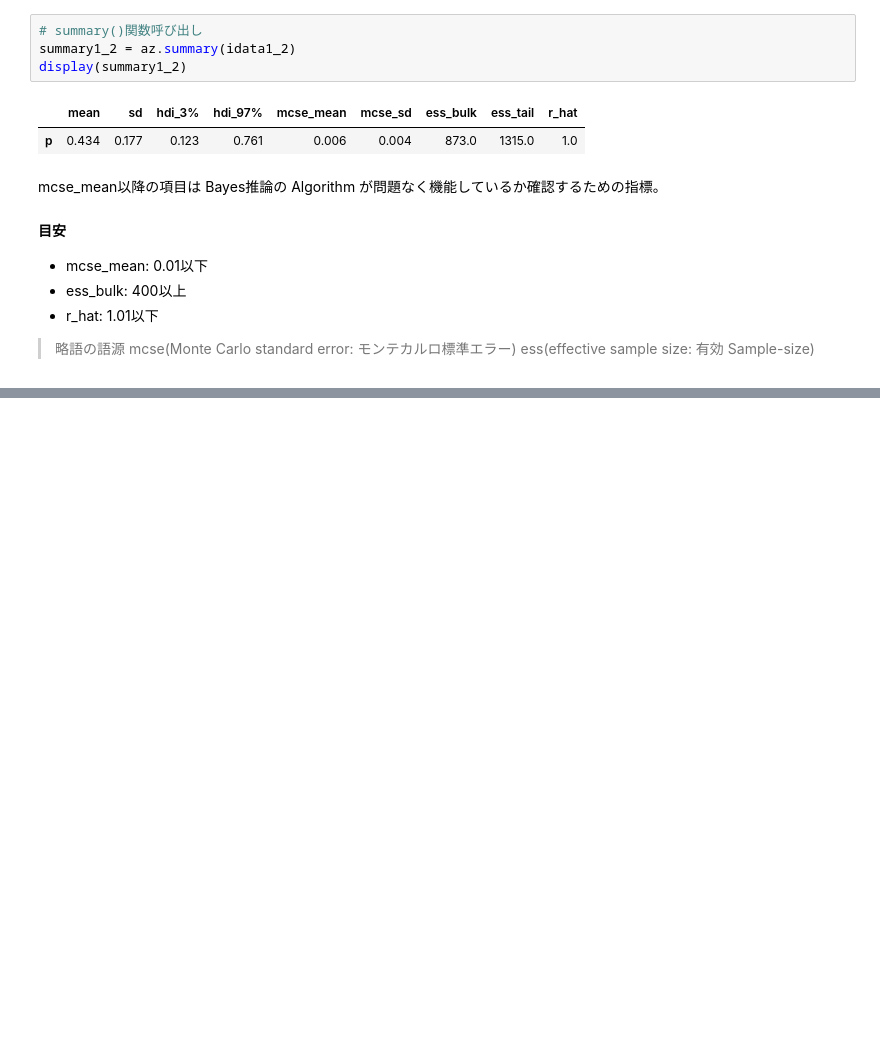
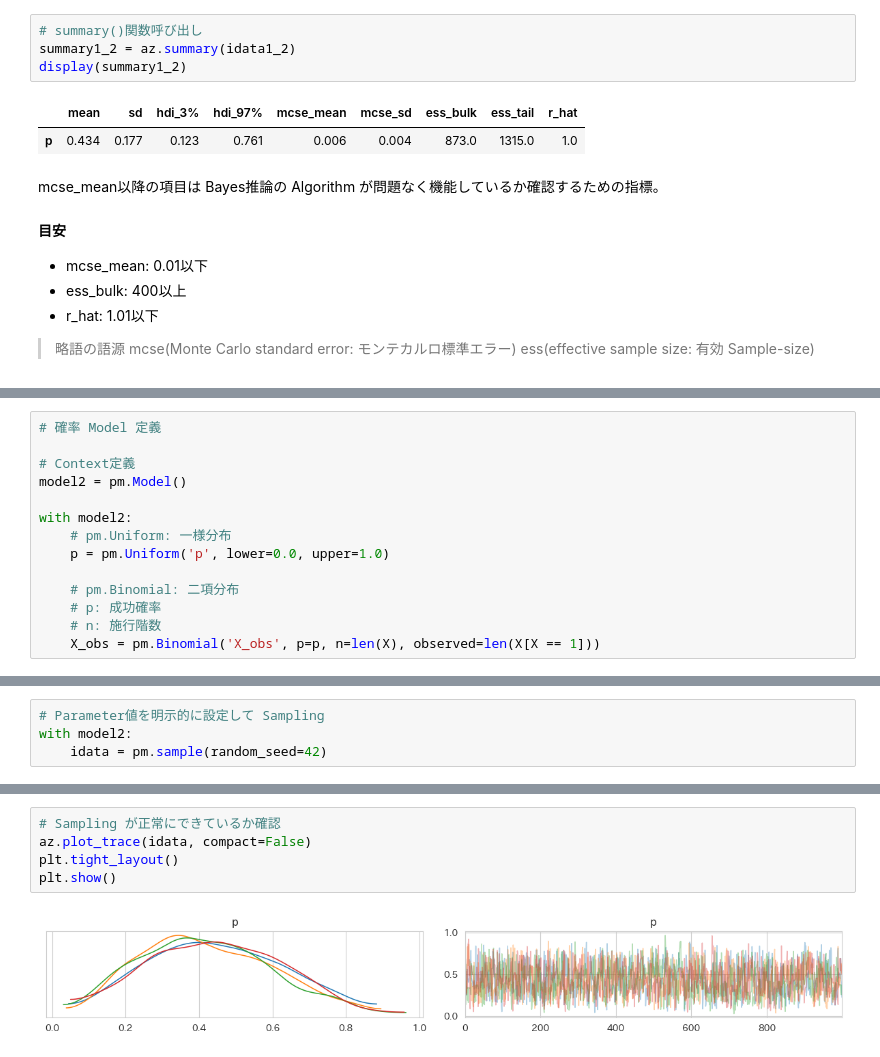
Before and after one commit to 1024xx4/py_bayes_intro, a Jupyter notebook: first_bayesian_interface_exercise.ipynb, the cells around one changed output, grey strips where cells are left out. Cells and saved outputs as stored; diff of their text form; blank space fills up the shorter version.

Commit message:
Feat: Bayes推論(二項分布)で p の値を求める

```diff
--- a/first_bayesian_interface_exercise.ipynb
+++ b/first_bayesian_interface_exercise.ipynb
@@ -259,0 +263,14 @@ ess(effective sample size: 有効 Sample-size)
+# %%
+# 確率 Model 定義
+
+# Context定義
+model2 = pm.Model()
+
+with model2:
+    # pm.Uniform: 一様分布
+    p = pm.Uniform('p', lower=0.0, upper=1.0)
+
+    # pm.Binomial: 二項分布
+    # p: 成功確率
+    # n: 施行階数
+    X_obs = pm.Binomial('X_obs', p=p, n=len(X), observed=len(X[X == 1]))
@@ -259,0 +285,4 @@ ess(effective sample size: 有効 Sample-size)
+# %%
+# Parameter値を明示的に設定して Sampling
+with model2:
+    idata = pm.sample(random_seed=42)
@@ -259,0 +296,7 @@ ess(effective sample size: 有効 Sample-size)
+# %%
+# Sampling が正常にできているか確認
+az.plot_trace(idata, compact=False)
+plt.tight_layout()
+plt.show()
+# %% [output]
+[figure, added]
```
Also changed, not shown: parts of 7 cells of this notebook.
